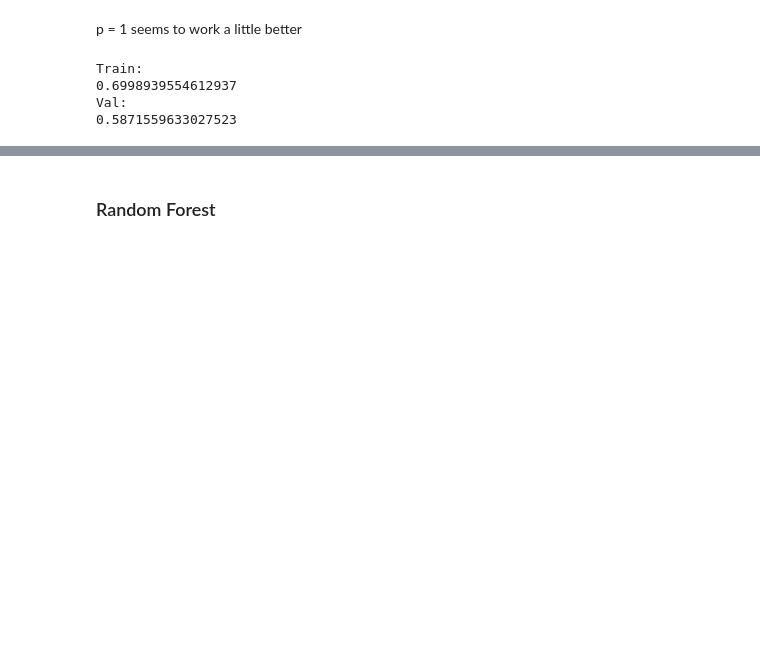
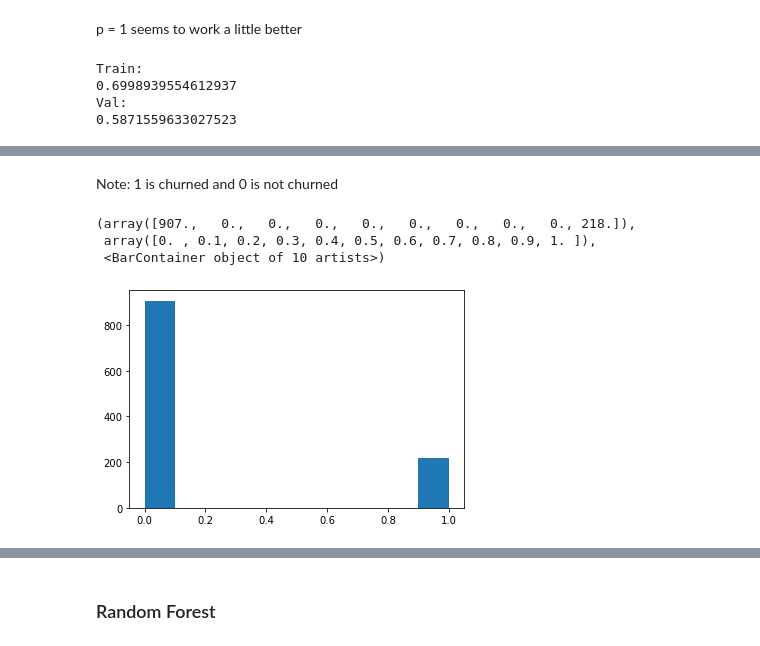
Before and after one commit to Booandlean/Telco_Customer_Churn-, a Jupyter notebook: Recall_modeling.ipynb, the cells around one changed output, grey strips where cells are left out. Cells and saved outputs as stored; diff of their text form; code cells hidden in the pictures; blank space fills up the shorter version.

```diff
--- a/Recall_modeling.ipynb
+++ b/Recall_modeling.ipynb
@@ -206,0 +217,9 @@ Val:
+# %% [markdown]
+Note: 1 is churned and 0 is not churned
+# %%
+plt.hist(y_hat)
+# %% [output]
+(array([907.,   0.,   0.,   0.,   0.,   0.,   0.,   0.,   0., 218.]),
+ array([0. , 0.1, 0.2, 0.3, 0.4, 0.5, 0.6, 0.7, 0.8, 0.9, 1. ]),
+ <BarContainer object of 10 artists>)
+[figure, added]
```
Also changed, not shown: parts of 9 cells of this notebook, 5 other files.
